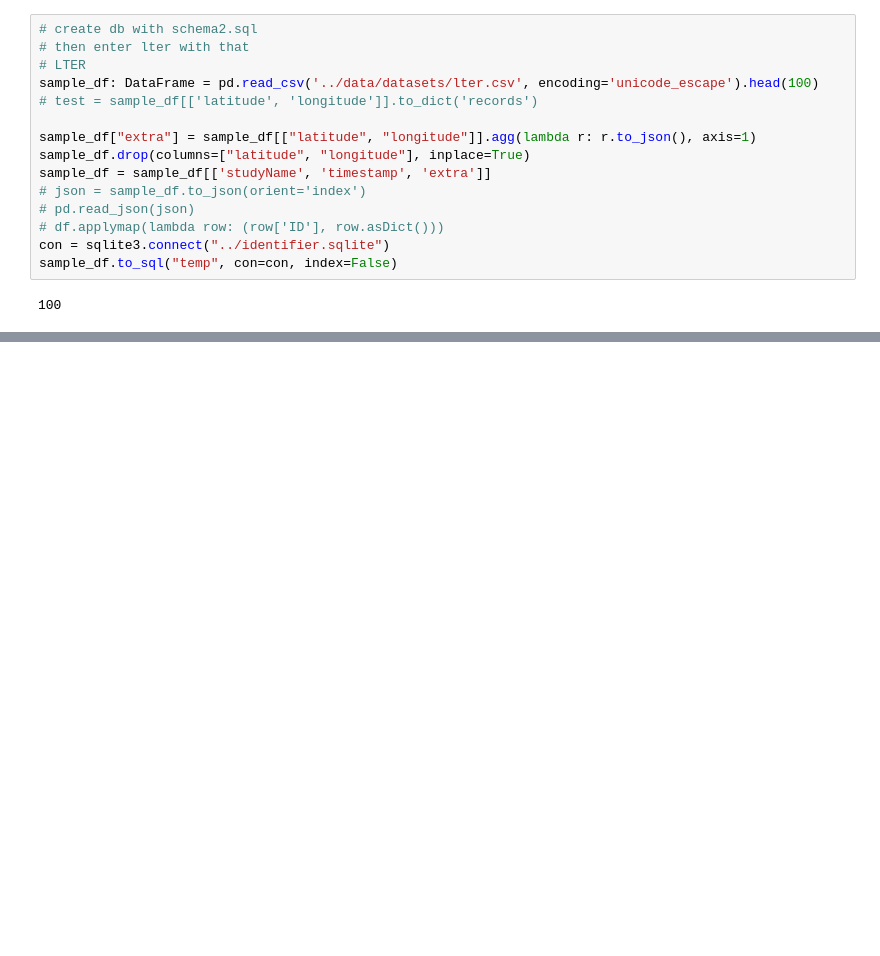
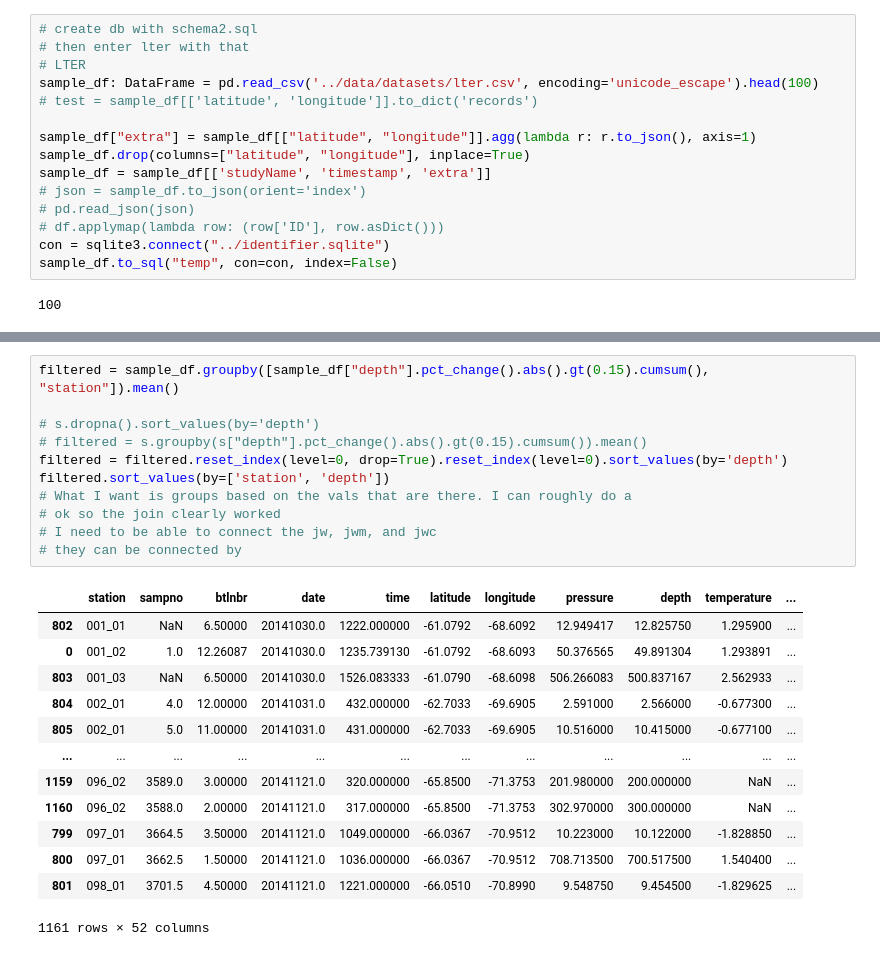
Before and after one commit to ayushnag/sophy, a Jupyter notebook: sophy/sophysandbox.ipynb, the cells around one changed output, grey strips where cells are left out. Cells and saved outputs as stored; diff of their text form; blank space fills up the shorter version.

```diff
--- a/sophy/sophysandbox.ipynb
+++ b/sophy/sophysandbox.ipynb
@@ -822,0 +847,25 @@ sample_df
+# %%
+filtered = sample_df.groupby([sample_df["depth"].pct_change().abs().gt(0.15).cumsum(), "station"]).mean()
+
+# s.dropna().sort_values(by='depth')
+# filtered = s.groupby(s["depth"].pct_change().abs().gt(0.15).cumsum()).mean()
+filtered = filtered.reset_index(level=0, drop=True).reset_index(level=0).sort_values(by='depth')
+filtered.sort_values(by=['station', 'depth'])
+# What I want is groups based on the vals that are there. I can roughly do a
+# ok so the join clearly worked
+# I need to be able to connect the jw, jwm, and jwc
+# they can be connected by
+# %% [output]
+|  | station | sampno | btlnbr | date | time | latitude | longitude | pressure | depth | temperature | ... |
+| 802 | 001_01 | NaN | 6.50000 | 20141030.0 | 1222.000000 | -61.0792 | -68.6092 | 12.949417 | 12.825750 | 1.295900 | ... |
+| 0 | 001_02 | 1.0 | 12.26087 | 20141030.0 | 1235.739130 | -61.0792 | -68.6093 | 50.376565 | 49.891304 | 1.293891 | ... |
+| 803 | 001_03 | NaN | 6.50000 | 20141030.0 | 1526.083333 | -61.0790 | -68.6098 | 506.266083 | 500.837167 | 2.562933 | ... |
+| 804 | 002_01 | 4.0 | 12.00000 | 20141031.0 | 432.000000 | -62.7033 | -69.6905 | 2.591000 | 2.566000 | -0.677300 | ... |
+| 805 | 002_01 | 5.0 | 11.00000 | 20141031.0 | 431.000000 | -62.7033 | -69.6905 | 10.516000 | 10.415000 | -0.677100 | ... |
+| ... | ... | ... | ... | ... | ... | ... | ... | ... | ... | ... | ... |
+| 1159 | 096_02 | 3589.0 | 3.00000 | 20141121.0 | 320.000000 | -65.8500 | -71.3753 | 201.980000 | 200.000000 | NaN | ... |
+| 1160 | 096_02 | 3588.0 | 2.00000 | 20141121.0 | 317.000000 | -65.8500 | -71.3753 | 302.970000 | 300.000000 | NaN | ... |
+| 799 | 097_01 | 3664.5 | 3.50000 | 20141121.0 | 1049.000000 | -66.0367 | -70.9512 | 10.223000 | 10.122000 | -1.828850 | ... |
+| 800 | 097_01 | 3662.5 | 1.50000 | 20141121.0 | 1036.000000 | -66.0367 | -70.9512 | 708.713500 | 700.517500 | 1.540400 | ... |
+| 801 | 098_01 | 3701.5 | 4.50000 | 20141121.0 | 1221.000000 | -66.0510 | -70.8990 | 9.548750 | 9.454500 | -1.829625 | ... |
+1161 rows × 52 columns
```
Also changed, not shown: parts of 17 cells of this notebook, 13 other files.
